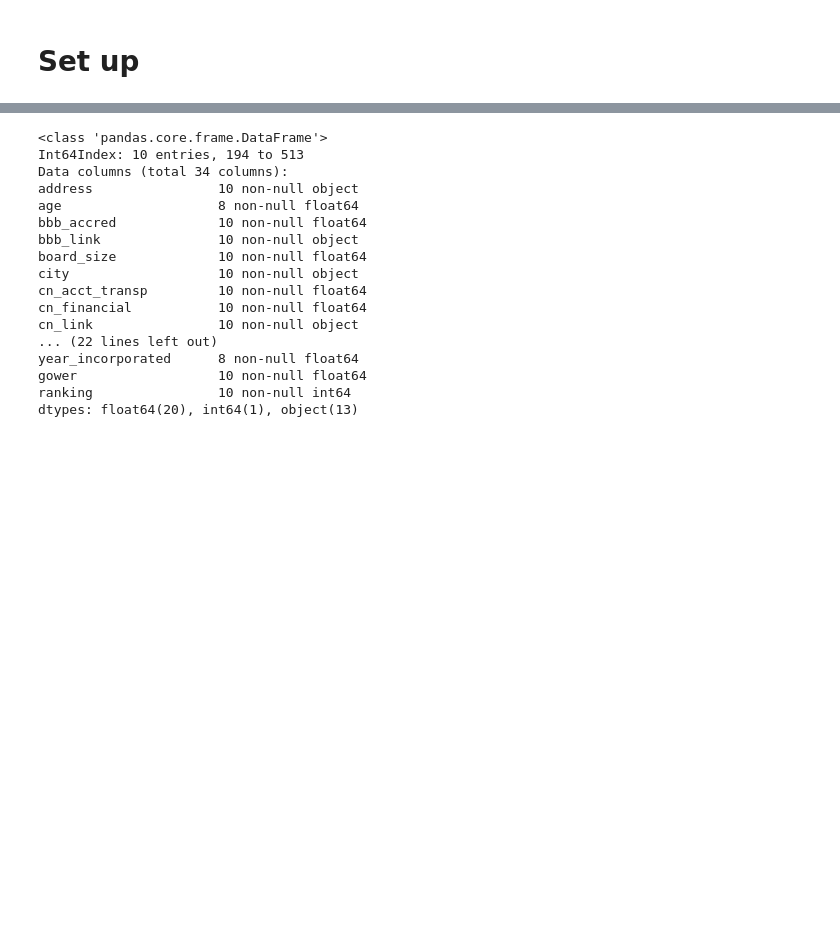
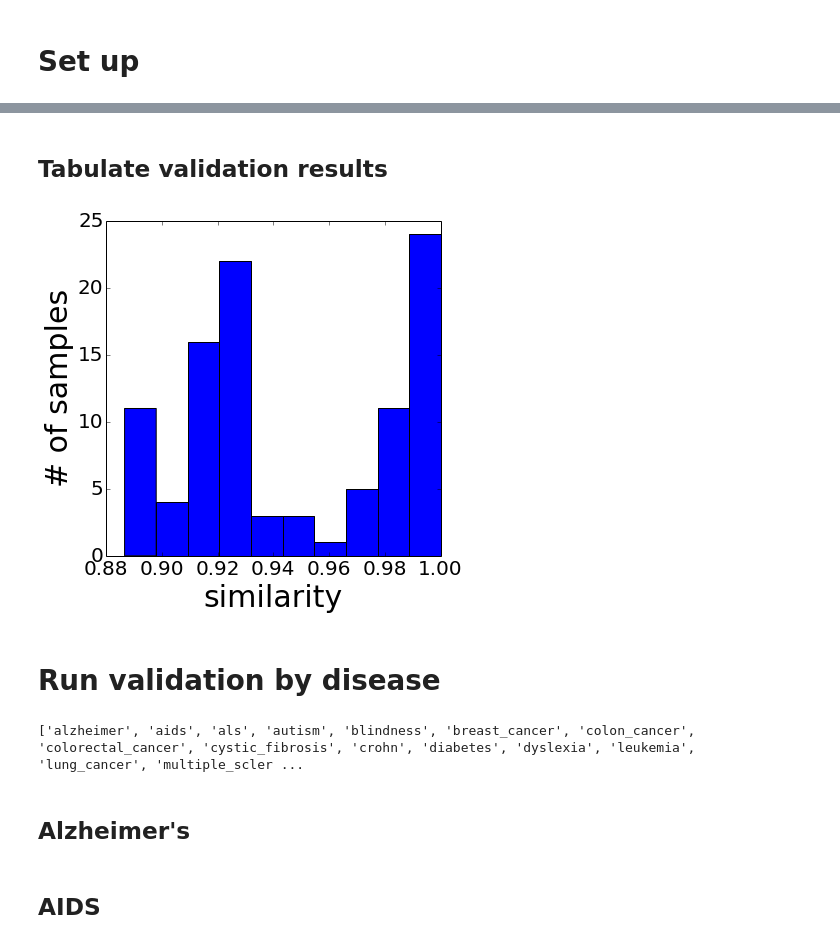
Before and after one commit to kdsimmons/InsightProject, a Jupyter notebook: validation_ver1.ipynb, the cells around one changed output, grey strips where cells are left out. Saved outputs shown, nothing was run; the diff lists cells and outputs as text; code cells hidden in the pictures; blank space fills up the shorter version.

Commit message:
Made aesthetic improvements to website. Finished validation 2 code.

```diff
--- a/validation_ver1.ipynb
+++ b/validation_ver1.ipynb
@@ -80,0 +162,27 @@ distribution
+# %%
+# Define Gower similarity metric for a single row.
+# Input: data_df: Series with data from a single charity.
+#        ref_df: DataFrame with charity to compare against.
+def gower_similarity(data_df,ref_df):
+    # Set up data structures
+    feature_names = ref_df.columns
+    nFeatures = len(feature_names)
+    sim = np.empty([nFeatures,1]) # each feature's similarity index (in [0, 1])
+    wgt = np.empty([nFeatures,1]) # weight to put on each feature (0 or 1)
+
+    # Find similarity for each feature
+    # 'any' is only used for correct syntax -- each comparison is on a single number
+    # 'np.sum' is used to convert series with a single number into scalar
+    for idx in range(len(feature_names)):
+        col = feature_names[idx]
+        if ref_df[col].dtype == 'bool':
+            sim[idx] = any(ref_df[col] == 1) and data_df[col] == 1
+            wgt[idx] = any(ref_df[col] == 1) or data_df[col] == 1
+        elif ref_df[col].dtype in ['float', 'int']:
+            sim[idx] = 1 - np.absolute(np.sum(ref_df[col]) - np.sum(data_df[col]))
+            wgt[idx] = any(np.isfinite(ref_df[col])) and np.isfinite(data_df[col])
+        else:
+            print "error"
+
+    # Find and return overall similarity
+    return np.nansum(sim) / np.nansum(wgt)
@@ -136,20 +202,0 @@ Name: gower, dtype: float64
-# %%
-top10_algo.info()
-# %% [output]
-<class 'pandas.core.frame.DataFrame'>
-Int64Index: 10 entries, 194 to 513
-Data columns (total 34 columns):
-address                10 non-null object
-age                    8 non-null float64
-bbb_accred             10 non-null float64
-bbb_link               10 non-null object
-board_size             10 non-null float64
-city                   10 non-null object
-cn_acct_transp         10 non-null float64
-cn_financial           10 non-null float64
-cn_link                10 non-null object
-... (22 lines left out)
-year_incorporated      8 non-null float64
-gower                  10 non-null float64
-ranking                10 non-null int64
-dtypes: float64(20), int64(1), object(13)
@@ -155,0 +206,32 @@ dtypes: float64(20), int64(1), object(13)
+# %%
+# Find maximum similarity.
+dists = pd.Series(index=reduceddf.index, name='gower')
+closest = pd.Series(index=random_inputs.index, name='max_gower')
+
+for idx in range(len(random_inputs)):
+    ideal_org = random_inputs[idx:(idx+1)][feature_names]
+
+    dists = reduceddf.apply(lambda x: gower_similarity(x, ideal_org), axis=1)
+    closest[ideal_org.index] = dists.max()
+# %% [markdown]
+## Tabulate validation results
+# %%
+# Bar graph of performance vs. features available
+plt.figure(figsize=[6,6])
+closest.hist(grid=False);
+plt.xticks(fontsize=20);
+plt.xlabel('similarity', fontsize=30);
+plt.yticks(fontsize=20);
+plt.ylabel('# of samples', fontsize=30);
+# %% [output]
+[figure, added]
+# %% [markdown]
+# Run validation by disease
+# %%
+print disease_list
+# %% [output]
+['alzheimer', 'aids', 'als', 'autism', 'blindness', 'breast_cancer', 'colon_cancer', 'colorectal_cancer', 'cystic_fibrosis', 'crohn', 'diabetes', 'dyslexia', 'leukemia', 'lung_cancer', 'multiple_scler ...
+# %% [markdown]
+## Alzheimer's
+# %% [markdown]
+## AIDS
```
Also changed, not shown: parts of 27 cells of this notebook, 8 other files.
